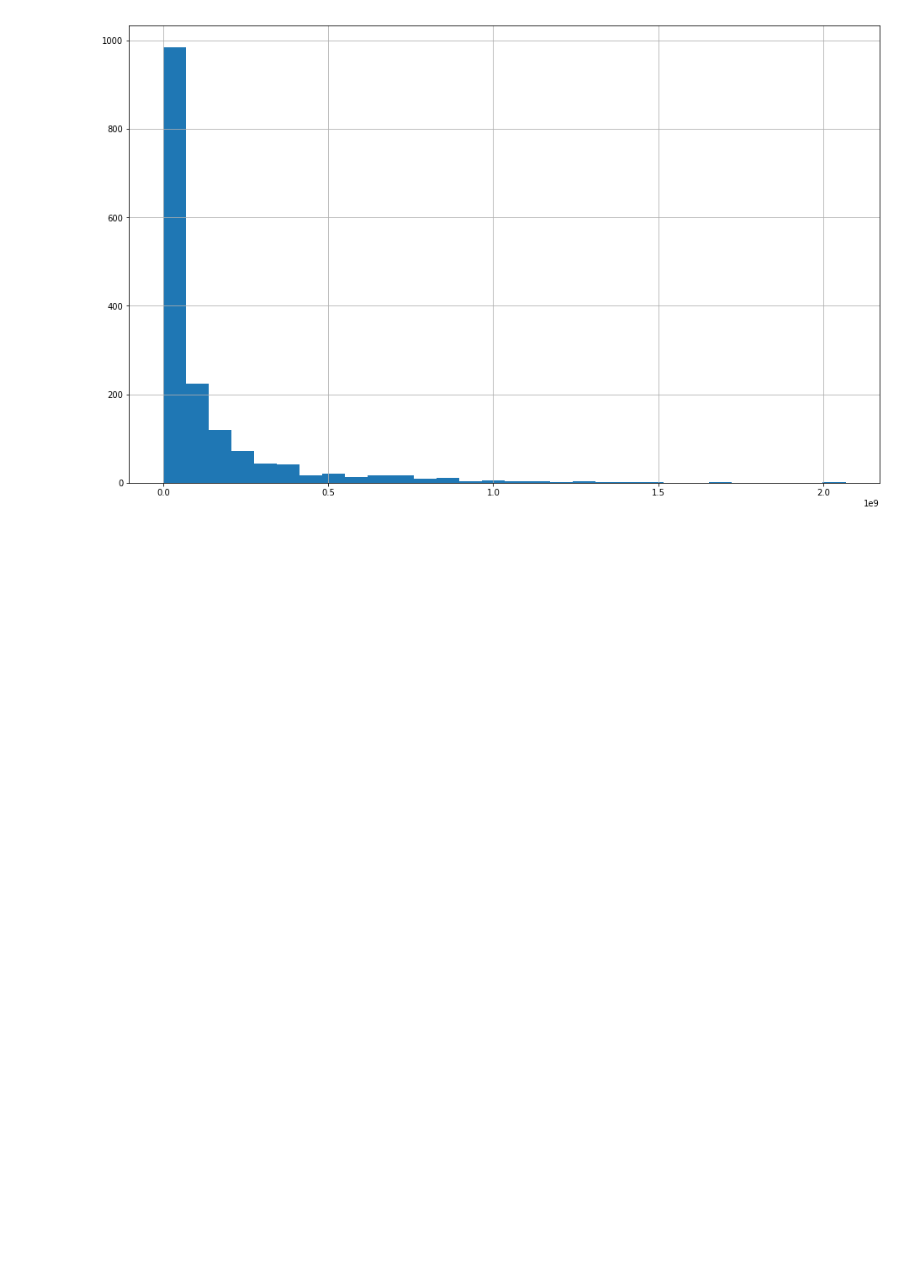
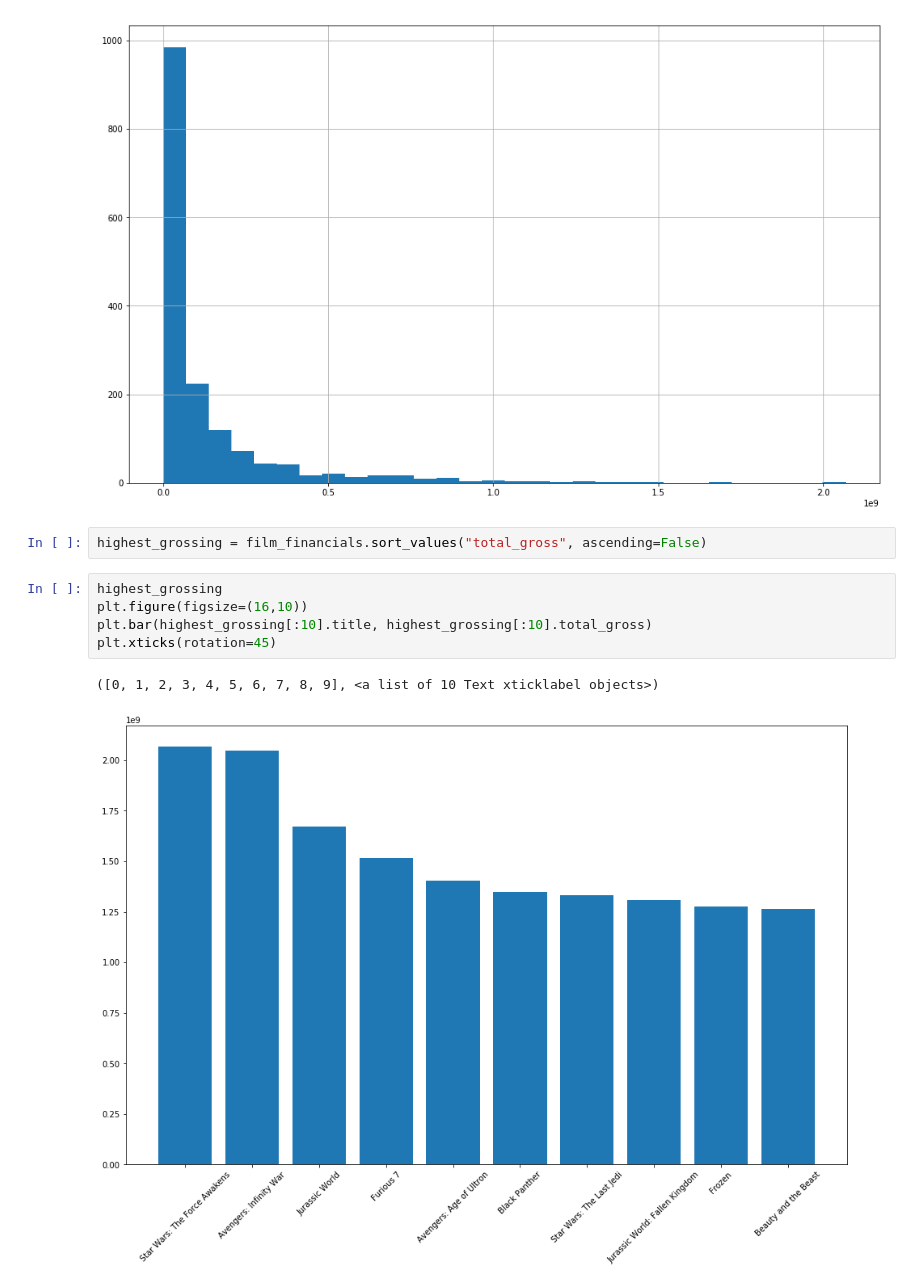
Before and after one commit to billwarker/feature-film-analysis, a Jupyter notebook: notebooks/1.0-initial-analysis.ipynb, the cells around one changed output. Drawn from its saved outputs; the diff is of its cells as text; blank space fills up the shorter version.

```diff
--- a/notebooks/1.0-initial-analysis.ipynb
+++ b/notebooks/1.0-initial-analysis.ipynb
@@ -317,3 +367,13 @@ film_financials.total_gross.hist(bins=30)
 # %% [output]
 <matplotlib.axes._subplots.AxesSubplot at 0x...>
 [figure]
+# %%
+highest_grossing = film_financials.sort_values("total_gross", ascending=False)
+# %%
+highest_grossing
+plt.figure(figsize=(16,10))
+plt.bar(highest_grossing[:10].title, highest_grossing[:10].total_gross)
+plt.xticks(rotation=45)
+# %% [output]
+([0, 1, 2, 3, 4, 5, 6, 7, 8, 9], <a list of 10 Text xticklabel objects>)
+[figure, added]
```
Also changed, not shown: parts of 5 cells of this notebook, 11 other files.
